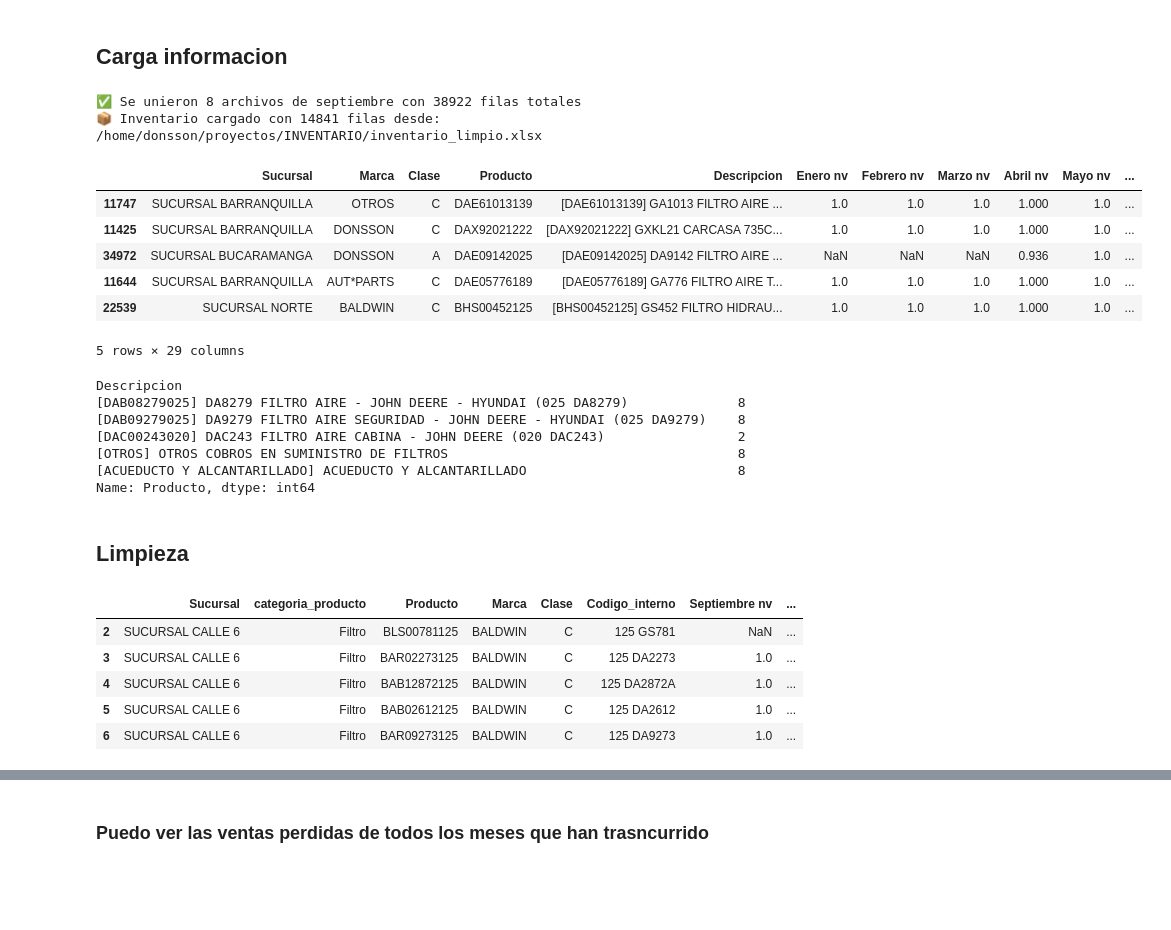
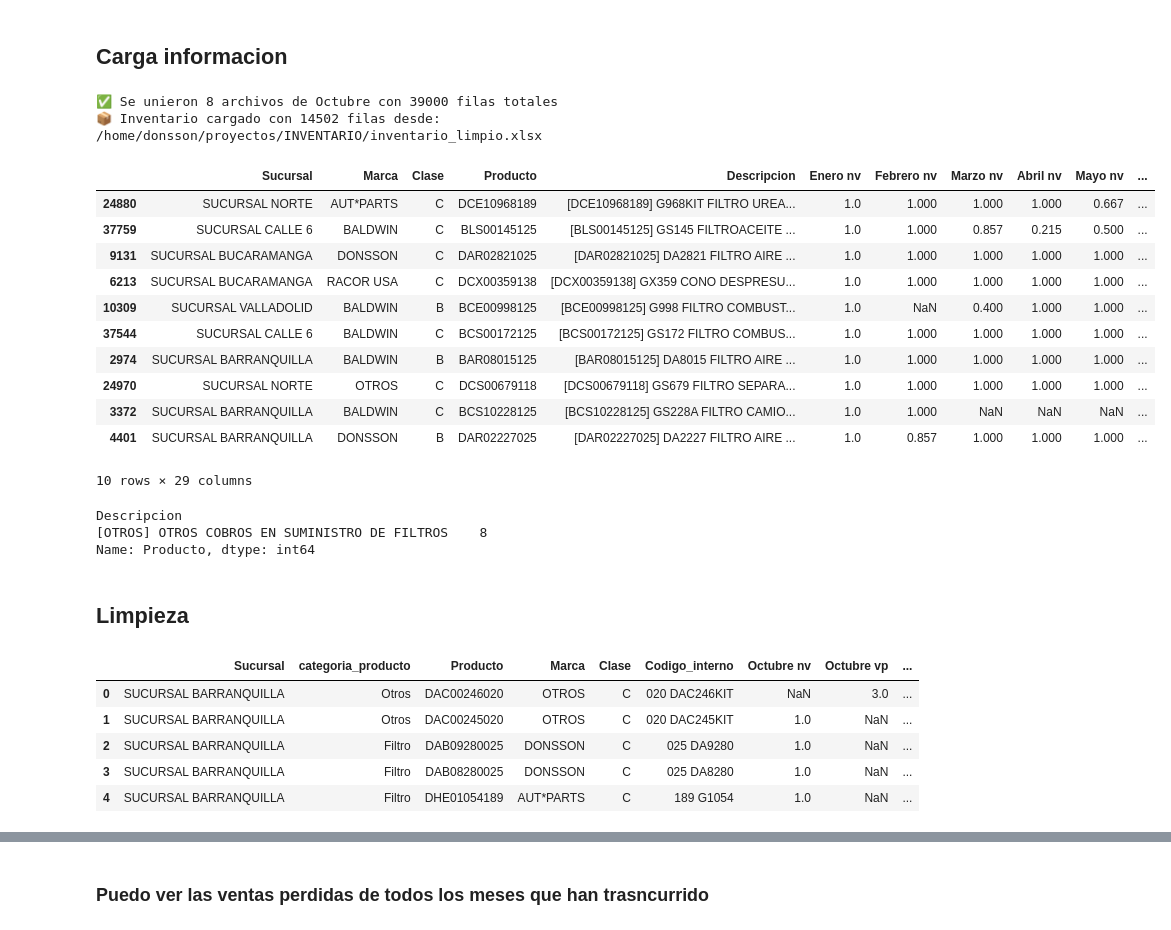
Before and after one commit to FiltrosDonsson/Proyectos-Data-analyst, a Jupyter notebook: INDICADOR NS/indicadons.ipynb, the cells around one changed output, grey strips where cells are left out. Drawn from its saved outputs; the diff is of its cells as text; code cells hidden in the pictures; blank space fills up the shorter version.

```diff
--- a/INDICADOR NS/indicadons.ipynb
+++ b/INDICADOR NS/indicadons.ipynb
@@ -13,7 +15,7 @@ warnings.filterwarnings("ignore", category=UserWarning, module="openpyxl")
 # ==========
 # 1) Unir los 8 Excels de septiembre
 # ==========
-ruta_ns = r"/home/donsson/proyectos/INDICADOR NS/dataset/ns_septiembre"
+ruta_ns = r"/home/donsson/proyectos/INDICADOR NS/dataset/ns_octubre"
 archivos_ns = glob.glob(os.path.join(ruta_ns, "*.xlsx"))
 
 if not archivos_ns:
@@ -22,7 +24,7 @@ if not archivos_ns:
 # Unir todos los Excels en un solo DataFrame
 df_unido = pd.concat([pd.read_excel(f) for f in archivos_ns], ignore_index=True)
 
-print(f"✅ Se unieron {len(archivos_ns)} archivos de septiembre con {df_unido.shape[0]} filas totales")
+print(f"✅ Se unieron {len(archivos_ns)} archivos de Octubre con {df_unido.shape[0]} filas totales")
 
 # ==========
 # 2) Cargar inventario limpio
@@ -36,30 +38,31 @@ df_inventario = pd.read_excel(ruta_inventario)
 
 print(f"📦 Inventario cargado con {df_inventario.shape[0]} filas desde: {ruta_inventario}")
 # %% [output]
-✅ Se unieron 8 archivos de septiembre con 38922 filas totales
-📦 Inventario cargado con 14841 filas desde: /home/donsson/proyectos/INVENTARIO/inventario_limpio.xlsx
+✅ Se unieron 8 archivos de Octubre con 39000 filas totales
+📦 Inventario cargado con 14502 filas desde: /home/donsson/proyectos/INVENTARIO/inventario_limpio.xlsx
 # %%
-df_unido.sample(5)
+df_unido.sample(10)
 # %% [output]
 |  | Sucursal | Marca | Clase | Producto | Descripcion | Enero nv | Febrero nv | Marzo nv | Abril nv | Mayo nv | ... |
-| 11747 | SUCURSAL BARRANQUILLA | OTROS | C | DAE61013139 | [DAE61013139] GA1013 FILTRO AIRE ... | 1.0 | 1.0 | 1.0 | 1.000 | 1.0 | ... |
-| 11425 | SUCURSAL BARRANQUILLA | DONSSON | C | DAX92021222 | [DAX92021222] GXKL21 CARCASA 735C... | 1.0 | 1.0 | 1.0 | 1.000 | 1.0 | ... |
-| 34972 | SUCURSAL BUCARAMANGA | DONSSON | A | DAE09142025 | [DAE09142025] DA9142 FILTRO AIRE ... | NaN | NaN | NaN | 0.936 | 1.0 | ... |
-| 11644 | SUCURSAL BARRANQUILLA | AUT*PARTS | C | DAE05776189 | [DAE05776189] GA776 FILTRO AIRE T... | 1.0 | 1.0 | 1.0 | 1.000 | 1.0 | ... |
-| 22539 | SUCURSAL NORTE | BALDWIN | C | BHS00452125 | [BHS00452125] GS452 FILTRO HIDRAU... | 1.0 | 1.0 | 1.0 | 1.000 | 1.0 | ... |
+| 24880 | SUCURSAL NORTE | AUT*PARTS | C | DCE10968189 | [DCE10968189] G968KIT FILTRO UREA... | 1.0 | 1.000 | 1.000 | 1.000 | 0.667 | ... |
+| 37759 | SUCURSAL CALLE 6 | BALDWIN | C | BLS00145125 | [BLS00145125] GS145 FILTROACEITE ... | 1.0 | 1.000 | 0.857 | 0.215 | 0.500 | ... |
+| 9131 | SUCURSAL BUCARAMANGA | DONSSON | C | DAR02821025 | [DAR02821025] DA2821 FILTRO AIRE ... | 1.0 | 1.000 | 1.000 | 1.000 | 1.000 | ... |
+| 6213 | SUCURSAL BUCARAMANGA | RACOR USA | C | DCX00359138 | [DCX00359138] GX359 CONO DESPRESU... | 1.0 | 1.000 | 1.000 | 1.000 | 1.000 | ... |
+| 10309 | SUCURSAL VALLADOLID | BALDWIN | B | BCE00998125 | [BCE00998125] G998 FILTRO COMBUST... | 1.0 | NaN | 0.400 | 1.000 | 1.000 | ... |
+| 37544 | SUCURSAL CALLE 6 | BALDWIN | C | BCS00172125 | [BCS00172125] GS172 FILTRO COMBUS... | 1.0 | 1.000 | 1.000 | 1.000 | 1.000 | ... |
+| 2974 | SUCURSAL BARRANQUILLA | BALDWIN | B | BAR08015125 | [BAR08015125] DA8015 FILTRO AIRE ... | 1.0 | 1.000 | 1.000 | 1.000 | 1.000 | ... |
+| 24970 | SUCURSAL NORTE | OTROS | C | DCS00679118 | [DCS00679118] GS679 FILTRO SEPARA... | 1.0 | 1.000 | 1.000 | 1.000 | 1.000 | ... |
+| 3372 | SUCURSAL BARRANQUILLA | BALDWIN | C | BCS10228125 | [BCS10228125] GS228A FILTRO CAMIO... | 1.0 | 1.000 | NaN | NaN | NaN | ... |
+| 4401 | SUCURSAL BARRANQUILLA | DONSSON | B | DAR02227025 | [DAR02227025] DA2227 FILTRO AIRE ... | 1.0 | 0.857 | 1.000 | 1.000 | 1.000 | ... |
-5 rows × 29 columns
+10 rows × 29 columns
 # %%
 df_sin_clase = df_unido[df_unido["Clase"]=="SIN CLASE X SUCURSAL"]  # identificar productos sin categoria y revisar si son nuevos
 
 df_sin_clase = df_sin_clase.groupby("Descripcion")["Producto"].count()
-df_sin_clase.sample(5)
+df_sin_clase.sample()
 # %% [output]
 Descripcion
-[DAB08279025] DA8279 FILTRO AIRE - JOHN DEERE - HYUNDAI (025 DA8279)              8
-[DAB09279025] DA9279 FILTRO AIRE SEGURIDAD - JOHN DEERE - HYUNDAI (025 DA9279)    8
-[DAC00243020] DAC243 FILTRO AIRE CABINA - JOHN DEERE (020 DAC243)                 2
-[OTROS] OTROS COBROS EN SUMINISTRO DE FILTROS                                     8
-[ACUEDUCTO Y ALCANTARILLADO] ACUEDUCTO Y ALCANTARILLADO                           8
+[OTROS] OTROS COBROS EN SUMINISTRO DE FILTROS    8
 Name: Producto, dtype: int64
 # %% [markdown]
 ## Limpieza
@@ -199,13 +202,13 @@ def limpiar_y_transformar(df_unido):
     return df_unido
 # %%
 df_limpio = limpiar_y_transformar(df_unido)
-df_limpio = df_limpio[['Sucursal' ,'categoria_producto','Producto', 'Marca' , 'Clase', 'Codigo_interno' , 'Septiembre nv', 'Septiembre vp','meta_ns','Tipo_origen','Descripcion']]
+df_limpio = df_limpio[['Sucursal' ,'categoria_producto','Producto', 'Marca' , 'Clase', 'Codigo_interno' , f'{mes} nv', f'{mes} vp','meta_ns','Tipo_origen','Descripcion']]
 df_limpio.head()
 # %% [output]
-|  | Sucursal | categoria_producto | Producto | Marca | Clase | Codigo_interno | Septiembre nv | ... |
-| 2 | SUCURSAL CALLE 6 | Filtro | BLS00781125 | BALDWIN | C | 125 GS781 | NaN | ... |
-| 3 | SUCURSAL CALLE 6 | Filtro | BAR02273125 | BALDWIN | C | 125 DA2273 | 1.0 | ... |
-| 4 | SUCURSAL CALLE 6 | Filtro | BAB12872125 | BALDWIN | C | 125 DA2872A | 1.0 | ... |
-| 5 | SUCURSAL CALLE 6 | Filtro | BAB02612125 | BALDWIN | C | 125 DA2612 | 1.0 | ... |
-| 6 | SUCURSAL CALLE 6 | Filtro | BAR09273125 | BALDWIN | C | 125 DA9273 | 1.0 | ... |
+|  | Sucursal | categoria_producto | Producto | Marca | Clase | Codigo_interno | Octubre nv | Octubre vp | ... |
+| 0 | SUCURSAL BARRANQUILLA | Otros | DAC00246020 | OTROS | C | 020 DAC246KIT | NaN | 3.0 | ... |
+| 1 | SUCURSAL BARRANQUILLA | Otros | DAC00245020 | OTROS | C | 020 DAC245KIT | 1.0 | NaN | ... |
+| 2 | SUCURSAL BARRANQUILLA | Filtro | DAB09280025 | DONSSON | C | 025 DA9280 | 1.0 | NaN | ... |
+| 3 | SUCURSAL BARRANQUILLA | Filtro | DAB08280025 | DONSSON | C | 025 DA8280 | 1.0 | NaN | ... |
+| 4 | SUCURSAL BARRANQUILLA | Filtro | DHE01054189 | AUT*PARTS | C | 189 G1054 | 1.0 | NaN | ... |
 # %%
```
Also changed, not shown: parts of 10 cells of this notebook, 25 other files.
